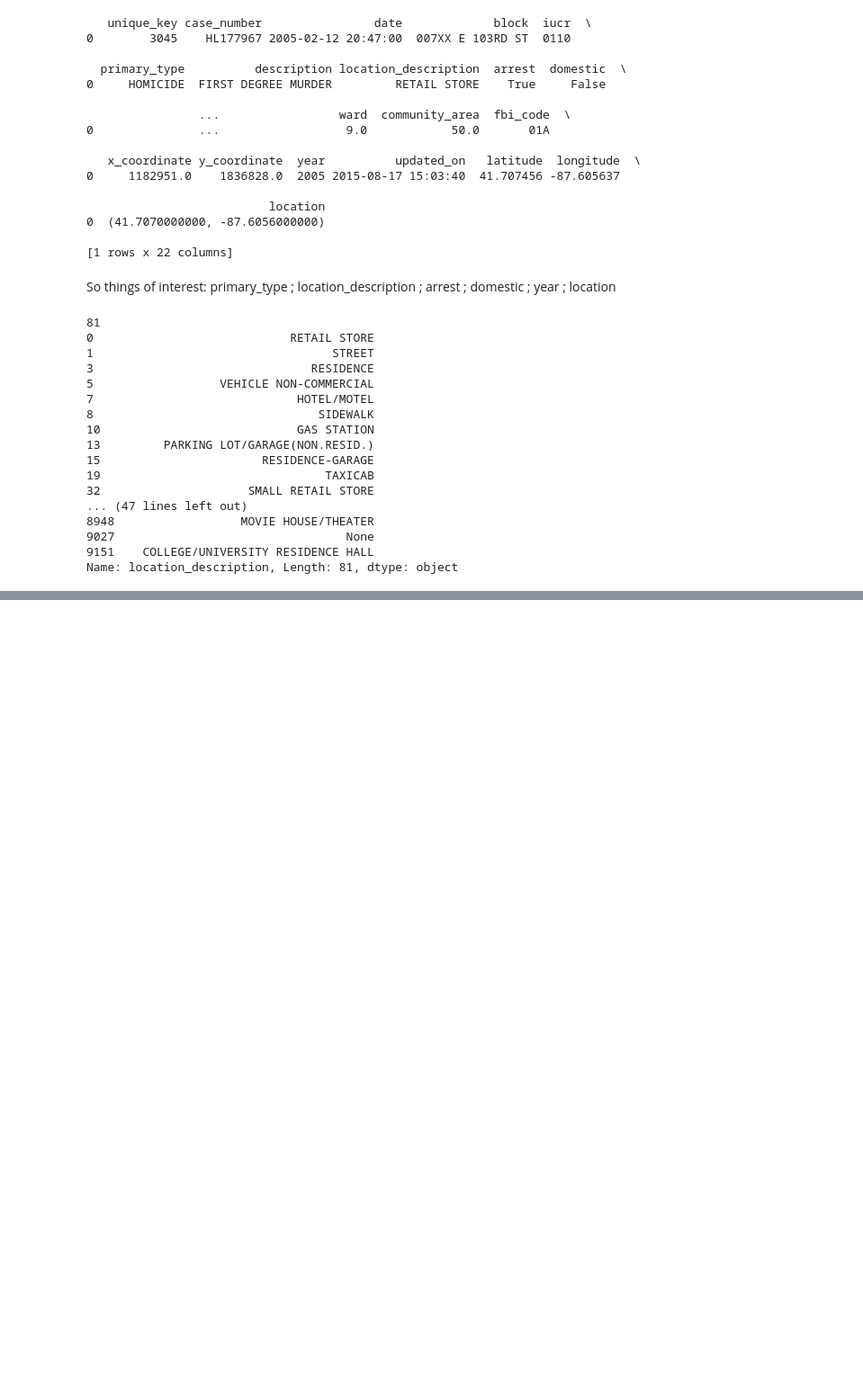
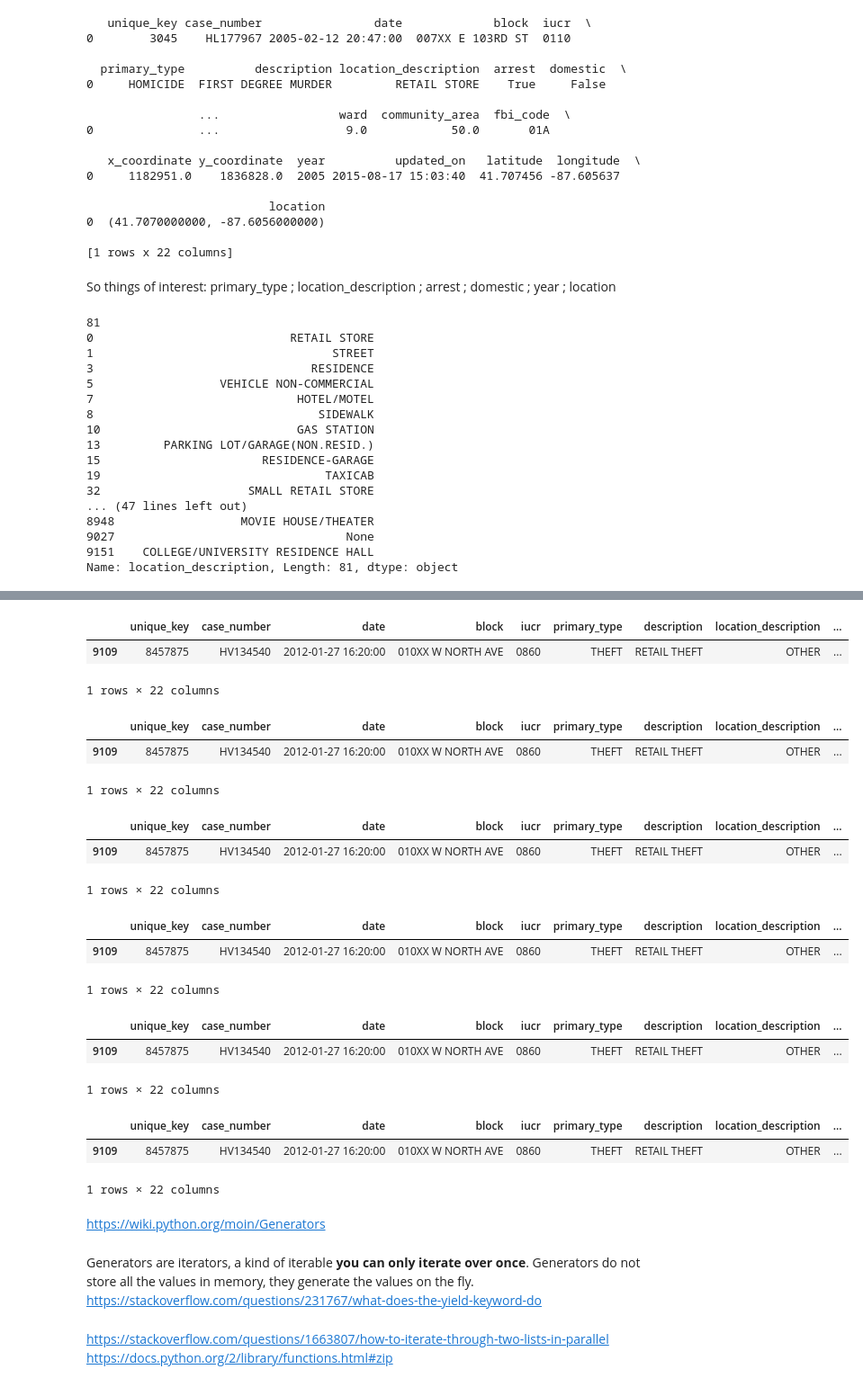
Before and after one commit to kojnp/PythonNotebooks, a Jupyter notebook: Andrei - Chicago Crime exploration.ipynb, the cells around one changed output, grey strips where cells are left out. Shown at 90% size. Drawn from its saved outputs; the diff is of its cells as text; code cells hidden in the pictures; blank space fills up the shorter version.

```diff
--- a/Andrei - Chicago Crime exploration.ipynb
+++ b/Andrei - Chicago Crime exploration.ipynb
@@ -379,0 +825,26 @@ We could first test a simple ML model: given primary_type, location_description
+# %%
+testdf_tmp=copy.deepcopy(testdf)
+testdf_tmp.head(1)
+testdf_tmp.reset_index()
+testdf_tmp.head(1)
+# %% [output]
+|  | unique_key | case_number | date | block | iucr | primary_type | description | location_description | ... |
+| 9109 | 8457875 | HV134540 | 2012-01-27 16:20:00 | 010XX W NORTH AVE | 0860 | THEFT | RETAIL THEFT | OTHER | ... |
+1 rows × 22 columns
+|  | unique_key | case_number | date | block | iucr | primary_type | description | location_description | ... |
+| 9109 | 8457875 | HV134540 | 2012-01-27 16:20:00 | 010XX W NORTH AVE | 0860 | THEFT | RETAIL THEFT | OTHER | ... |
+1 rows × 22 columns
+|  | unique_key | case_number | date | block | iucr | primary_type | description | location_description | ... |
+| 9109 | 8457875 | HV134540 | 2012-01-27 16:20:00 | 010XX W NORTH AVE | 0860 | THEFT | RETAIL THEFT | OTHER | ... |
+1 rows × 22 columns
+|  | unique_key | case_number | date | block | iucr | primary_type | description | location_description | ... |
+| 9109 | 8457875 | HV134540 | 2012-01-27 16:20:00 | 010XX W NORTH AVE | 0860 | THEFT | RETAIL THEFT | OTHER | ... |
+1 rows × 22 columns
+|  | unique_key | case_number | date | block | iucr | primary_type | description | location_description | ... |
+| 9109 | 8457875 | HV134540 | 2012-01-27 16:20:00 | 010XX W NORTH AVE | 0860 | THEFT | RETAIL THEFT | OTHER | ... |
+1 rows × 22 columns
+|  | unique_key | case_number | date | block | iucr | primary_type | description | location_description | ... |
+| 9109 | 8457875 | HV134540 | 2012-01-27 16:20:00 | 010XX W NORTH AVE | 0860 | THEFT | RETAIL THEFT | OTHER | ... |
+1 rows × 22 columns
+# %% [markdown]
+https://wiki.python.org/moin/Generators
@@ -379,0 +858,6 @@ We could first test a simple ML model: given primary_type, location_description
+# %% [markdown]
+Generators are iterators, a kind of iterable <b>you can only iterate over once</b>. Generators do not store all the values in memory, they generate the values on the fly.<br>
+https://stackoverflow.com/questions/231767/what-does-the-yield-keyword-do
+# %% [markdown]
+https://stackoverflow.com/questions/1663807/how-to-iterate-through-two-lists-in-parallel <br>
+https://docs.python.org/2/library/functions.html#zip
```
Also changed, not shown: parts of 68 cells of this notebook, 1 other file.
